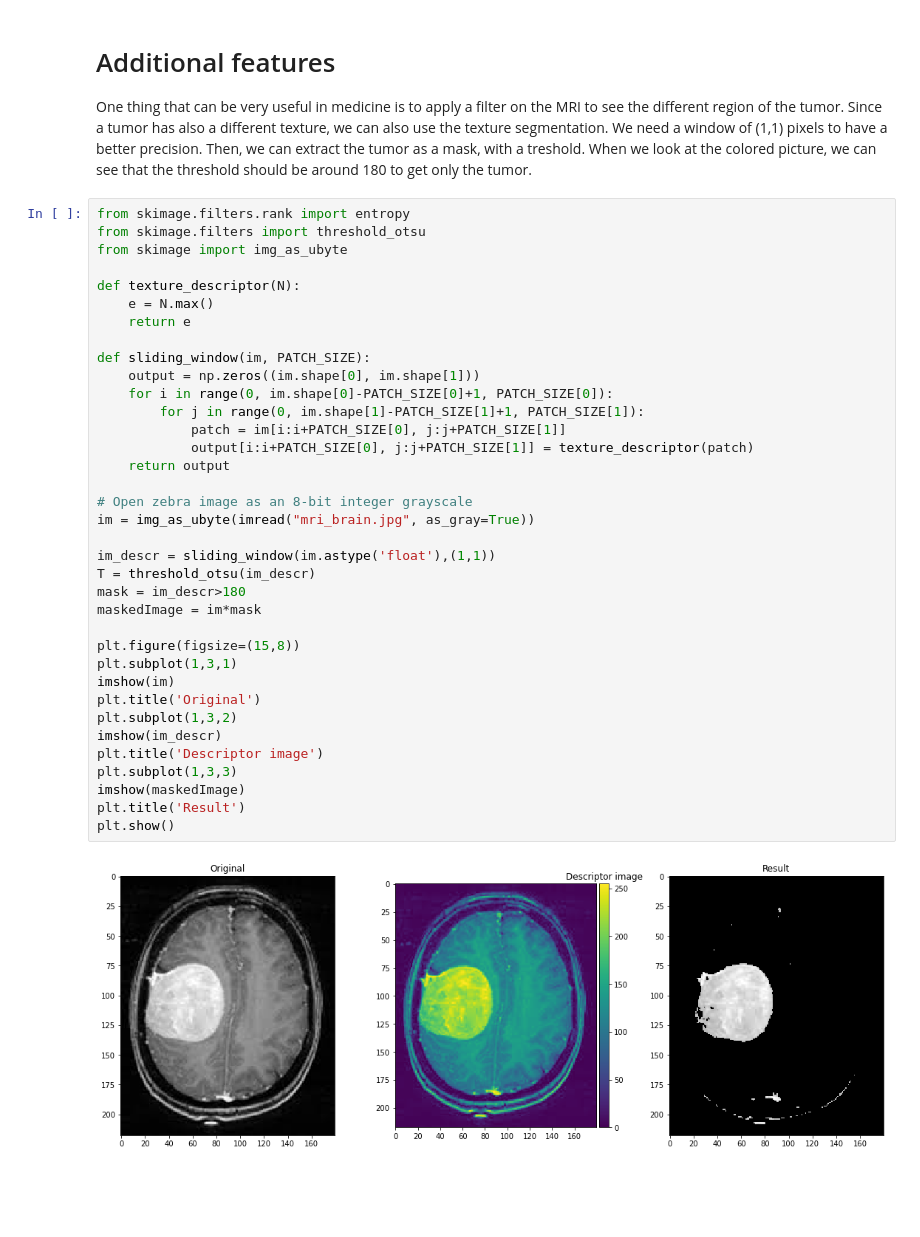
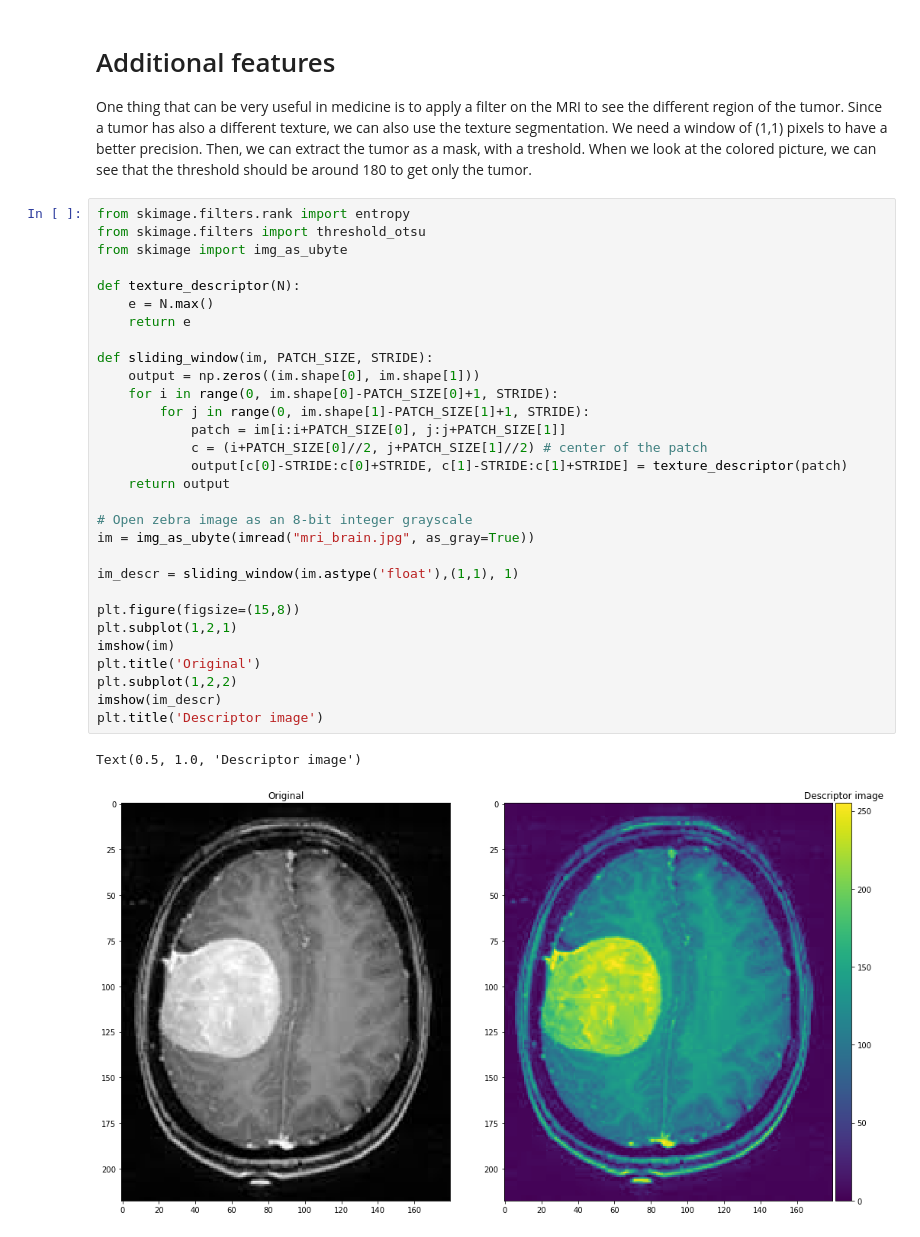
Before and after one commit to AstridSoumoy/INFO-H500-Module3, a Jupyter notebook: Tumour_Segmentation.ipynb, the cells around one changed output. Saved outputs shown, nothing was run; the diff lists cells and outputs as text; blank space fills up the shorter version.

```diff
--- a/Tumour_Segmentation.ipynb
+++ b/Tumour_Segmentation.ipynb
@@ -103,38 +103,33 @@ One thing that can be very useful in medicine is to apply a filter on the MRI to
 # %%
 from skimage.filters.rank import entropy
 from skimage.filters import threshold_otsu
 from skimage import img_as_ubyte
 
 def texture_descriptor(N):
     e = N.max()
     return e
 
-def sliding_window(im, PATCH_SIZE):
+def sliding_window(im, PATCH_SIZE, STRIDE):
     output = np.zeros((im.shape[0], im.shape[1]))
-    for i in range(0, im.shape[0]-PATCH_SIZE[0]+1, PATCH_SIZE[0]):
-        for j in range(0, im.shape[1]-PATCH_SIZE[1]+1, PATCH_SIZE[1]):
+    for i in range(0, im.shape[0]-PATCH_SIZE[0]+1, STRIDE):
+        for j in range(0, im.shape[1]-PATCH_SIZE[1]+1, STRIDE):
             patch = im[i:i+PATCH_SIZE[0], j:j+PATCH_SIZE[1]]
-            output[i:i+PATCH_SIZE[0], j:j+PATCH_SIZE[1]] = texture_descriptor(patch)
+            c = (i+PATCH_SIZE[0]//2, j+PATCH_SIZE[1]//2) # center of the patch
+            output[c[0]-STRIDE:c[0]+STRIDE, c[1]-STRIDE:c[1]+STRIDE] = texture_descriptor(patch)
     return output
 
 # Open zebra image as an 8-bit integer grayscale
 im = img_as_ubyte(imread("mri_brain.jpg", as_gray=True))
 
-im_descr = sliding_window(im.astype('float'),(1,1))
-T = threshold_otsu(im_descr)
-mask = im_descr>180
-maskedImage = im*mask
+im_descr = sliding_window(im.astype('float'),(1,1), 1)
 
 plt.figure(figsize=(15,8))
-plt.subplot(1,3,1)
+plt.subplot(1,2,1)
 imshow(im)
 plt.title('Original')
-plt.subplot(1,3,2)
+plt.subplot(1,2,2)
 imshow(im_descr)
 plt.title('Descriptor image')
-plt.subplot(1,3,3)
-imshow(maskedImage)
-plt.title('Result')
-plt.show()
 # %% [output]
+Text(0.5, 1.0, 'Descriptor image')
-[figure, old version]
+[figure, new version]
```
Also changed, not shown: parts of 7 cells of this notebook.
